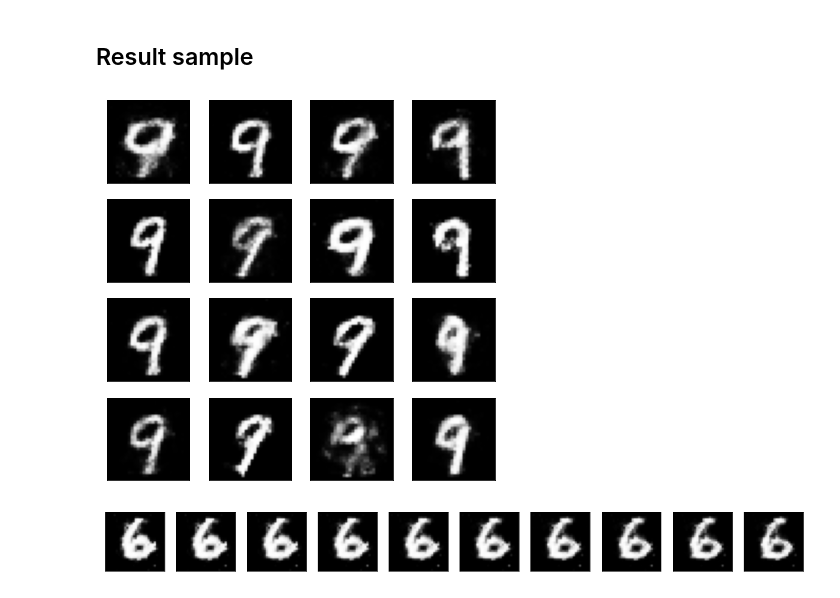
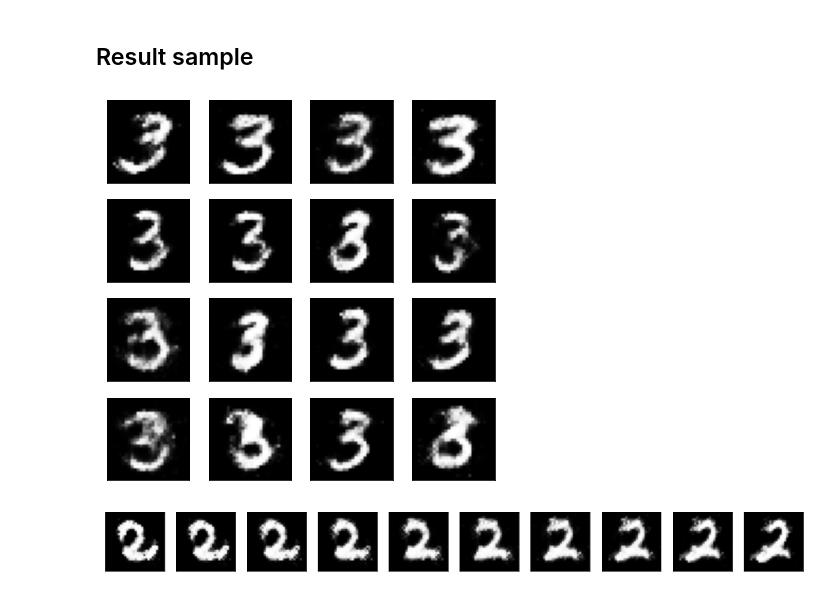
Before and after one commit to Huy1711/GAN, a Jupyter notebook: ConditionalGAN_Pytorch_Lightning.ipynb, the cells around one changed output. Saved outputs shown, nothing was run; the diff lists cells and outputs as text; code cells hidden in the pictures.

```diff
--- a/ConditionalGAN_Pytorch_Lightning.ipynb
+++ b/ConditionalGAN_Pytorch_Lightning.ipynb
@@ -158,9 +158,9 @@ class GAN(pl.LightningModule):
         super().__init__()
         self.save_hyperparameters()
 
-        self.generator = Generator(n_inputs=z_size + n_classes, hidden_dim=hidden_dim, n_outputs=img_size,
+        self.generator = Generator(n_inputs=z_size + embed_dim, hidden_dim=hidden_dim, n_outputs=img_size,
                                    n_classes=n_classes, embed_dim=embed_dim).to(device)
-        self.discriminator = Discriminator(n_inputs=img_size + n_classes, hidden_dim=hidden_dim, n_outputs=1,
+        self.discriminator = Discriminator(n_inputs=img_size + embed_dim, hidden_dim=hidden_dim, n_outputs=1,
                                            n_classes=n_classes, embed_dim=embed_dim).to(device)
 
         sample_size = 16
@@ -328,16 +328,16 @@ tensor([2, 2, 8, 5, 9, 2], device='cuda:0')
 ## Result sample
 # %%
 sample_size = 16
-gen_label = 9
+gen_label = 3
 rand_z = torch.randn(sample_size, model.hparams.z_size)
 labels = torch.ones(sample_size, dtype=int) * gen_label
 
 model.eval()
 rand_images = model(rand_z, labels)
 
 view_samples(0, [rand_images])
 # %% [output]
-[figure, old version]
+[figure, new version]
 # %%
 # interpolation between two points in latent space
 def interpolate(p1, p2, n_steps=10):
@@ -352,13 +352,13 @@ def interpolate(p1, p2, n_steps=10):
 # %%
 n_steps = 10
 n_interpolate_samples = 2
-gen_label = 6
+gen_label = 2
 
 z_input = torch.randn(n_interpolate_samples, model.hparams.z_size)
 labels = torch.ones(n_steps, dtype=int) * gen_label
 
 z_interpolate = interpolate(z_input[0], z_input[1], n_steps=n_steps)   # n_steps x z_size
-interpolate_samples = model(z_interpolate, labels)
+interpolate_samples = model(z_interpolate, labels) * gen_label
 
 fig, axes = plt.subplots(figsize=(15,15), nrows=1, ncols=10, sharey=True, sharex=True)
 for ax, img in zip(axes.flatten(), interpolate_samples):
@@ -367,4 +367,4 @@ for ax, img in zip(axes.flatten(), interpolate_samples):
     ax.yaxis.set_visible(False)
     im = ax.imshow(img.reshape((28,28)), cmap='Greys_r')
 # %% [output]
-[figure, old version]
+[figure, new version]
```
Also changed, not shown: parts of 6 cells of this notebook.
